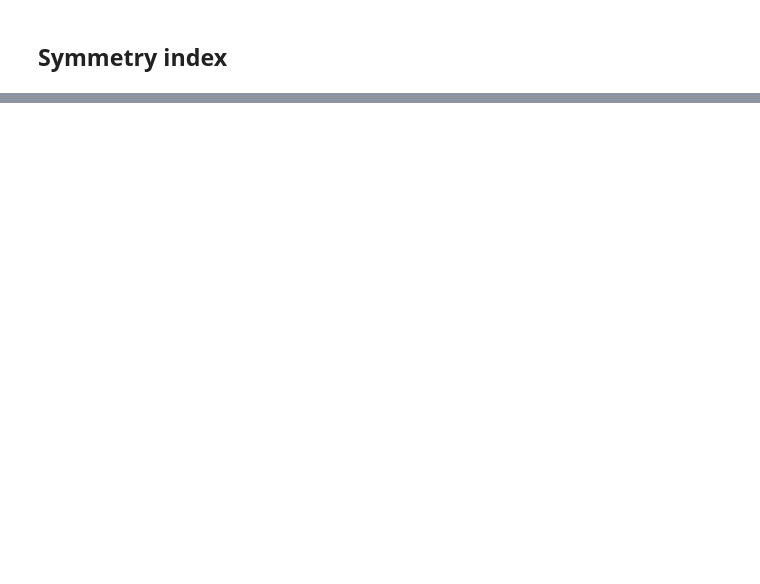
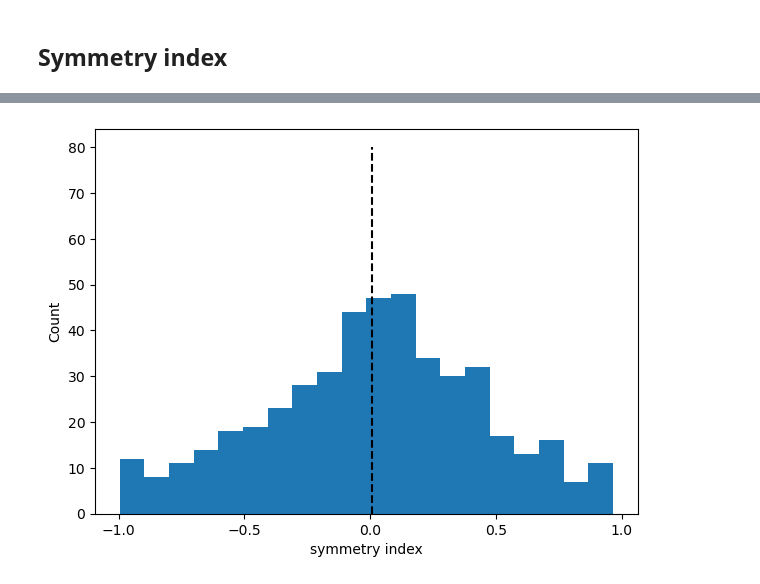
Before and after one commit to jonescompneurolab/hnn-tuning, a Jupyter notebook: new_model_HNN/alpha_beta/alpha_beta_complx_all_settings.ipynb, the cells around one changed output, grey strips where cells are left out. Saved outputs shown, nothing was run; the diff lists cells and outputs as text; code cells hidden in the pictures; blank space fills up the shorter version.

```diff
--- a/new_model_HNN/alpha_beta/alpha_beta_complx_all_settings.ipynb
+++ b/new_model_HNN/alpha_beta/alpha_beta_complx_all_settings.ipynb
@@ -294 +327,19 @@ sind = symmetry_index(dpl, lowcut=7, highcut=29, show_plot=True)
+# %%
+sind = np.array(())
+
+for i,trl in enumerate(dpls):
+    trl.scale(scale_factor)
+    sind = np.append(sind, symmetry_index(trl, lowcut=7, highcut=29, show_plot=False))
+# %%
+fig, ax = plt.subplots(1, 1, figsize=(7, 5))
+ax.hist(sind, bins=20)
+ax.set_xlabel('symmetry index')
+ax.set_ylabel('Count')
+ax.plot(np.ones(50,)*np.median(sind), np.linspace(0,80), 'k', label='mean', linestyle='--')
+ax.set_xticks(np.arange(-1, 1.1, 0.5))
+ax.set_yticks(np.arange(0, 81, 10))
+fig.savefig(os.path.join(pathfig, f'symmetry_index_10_trials_{which_model}_{which_setting}.png'), dpi=300)
+fig.savefig(os.path.join(pathfig, f'symmetry_index_10_trials_{which_model}_{which_setting}.pdf'), dpi=300)
+# %% [output]
+[figure, added]
 # %%
```
Also changed, not shown: parts of 21 cells of this notebook.
